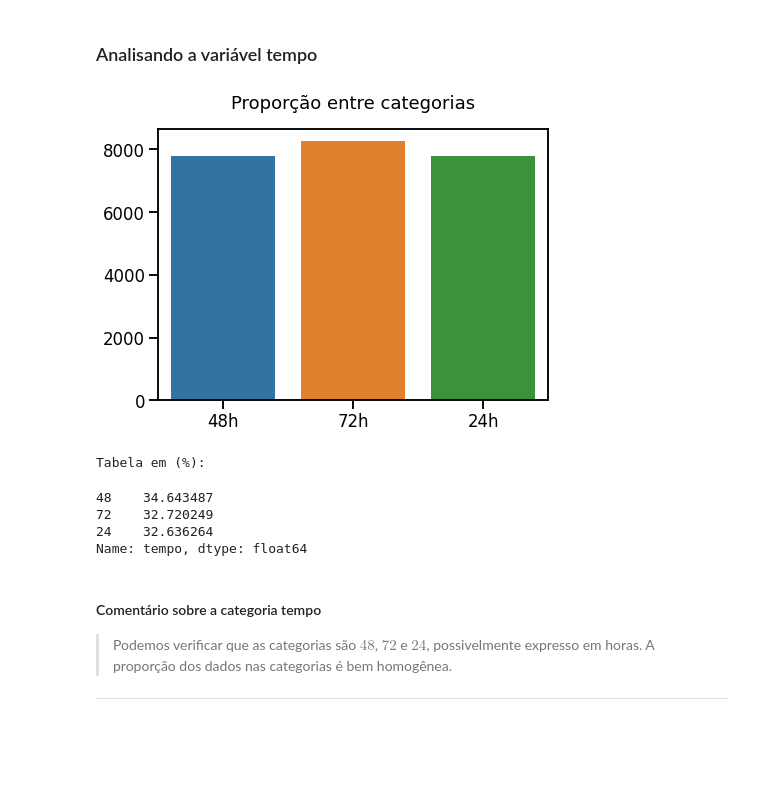
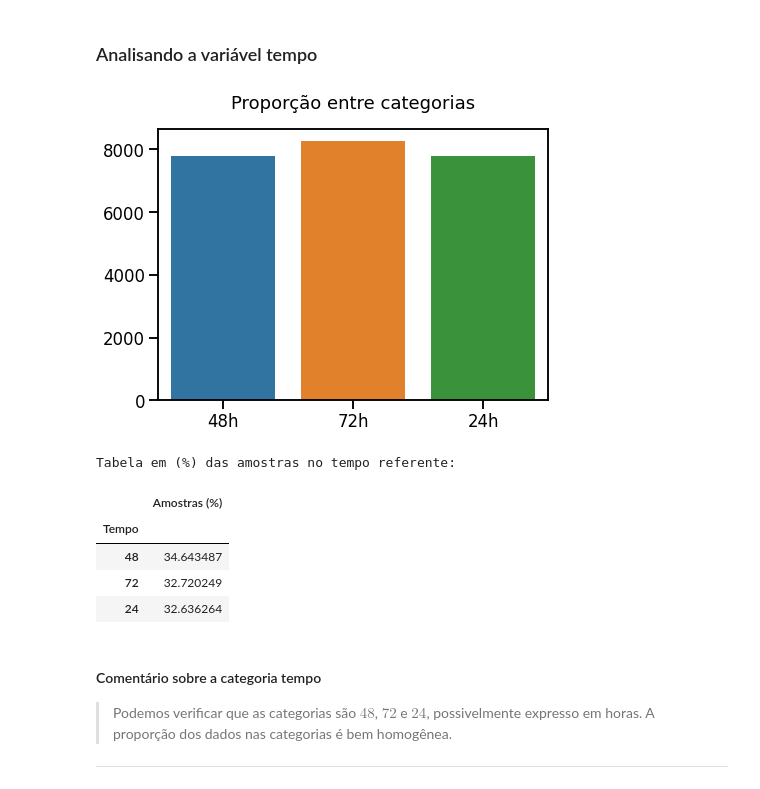
Before and after one commit to ConradBitt/imersao_dados_3ed, a Jupyter notebook: Notebook_Imersão_Dados_3ª_ED.ipynb, the cells around one changed output. Saved outputs shown, nothing was run; the diff lists cells and outputs as text; code cells hidden in the pictures; blank space fills up the shorter version.

```diff
--- a/Notebook_Imersão_Dados_3ª_ED.ipynb
+++ b/Notebook_Imersão_Dados_3ª_ED.ipynb
@@ -97,22 +97,25 @@ Name: tratamento, dtype: float64
 # %%
 tempos_das_amostras = experimentos.tempo.value_counts()
 
 ax = sns.barplot(x=tempos_das_amostras.index, y=tempos_das_amostras.values)
 ax.set_title('Proporção entre categorias', pad=20)
 ax.figure.set_size_inches(7,5)
 ax.set_xticklabels([str(tempo) + 'h' for tempo in tempos_das_amostras.index])
 plt.show()
 
-print('Tabela em (%): \n')
-tempos_das_amostras = experimentos.tempo.value_counts(normalize=True) * 100
-display(tempos_das_amostras)
+print('Tabela em (%) das amostras no tempo referente: \n')
+tempos_das_amostras = (experimentos.tempo.value_counts(normalize=True) * 100).to_frame()
+tempos_das_amostras.columns = ['Amostras (%)']
+tempos_das_amostras = tempos_das_amostras.rename_axis('Tempo')
+tempos_das_amostras
 # %% [output]
 [figure]
-Tabela em (%):
+Tabela em (%) das amostras no tempo referente:
-48    34.643487
-72    32.720249
-24    32.636264
-Name: tempo, dtype: float64
+|  | Amostras (%) |
+| Tempo |  |
+| 48 | 34.643487 |
+| 72 | 32.720249 |
+| 24 | 32.636264 |
 # %% [markdown]
 #### Comentário sobre a categoria tempo
 > Podemos verificar que as categorias são $48$, $72$ e $24$, possivelmente expresso em horas. A proporção dos dados nas categorias é bem homogênea.
```
Also changed, not shown: parts of 7 cells of this notebook.
